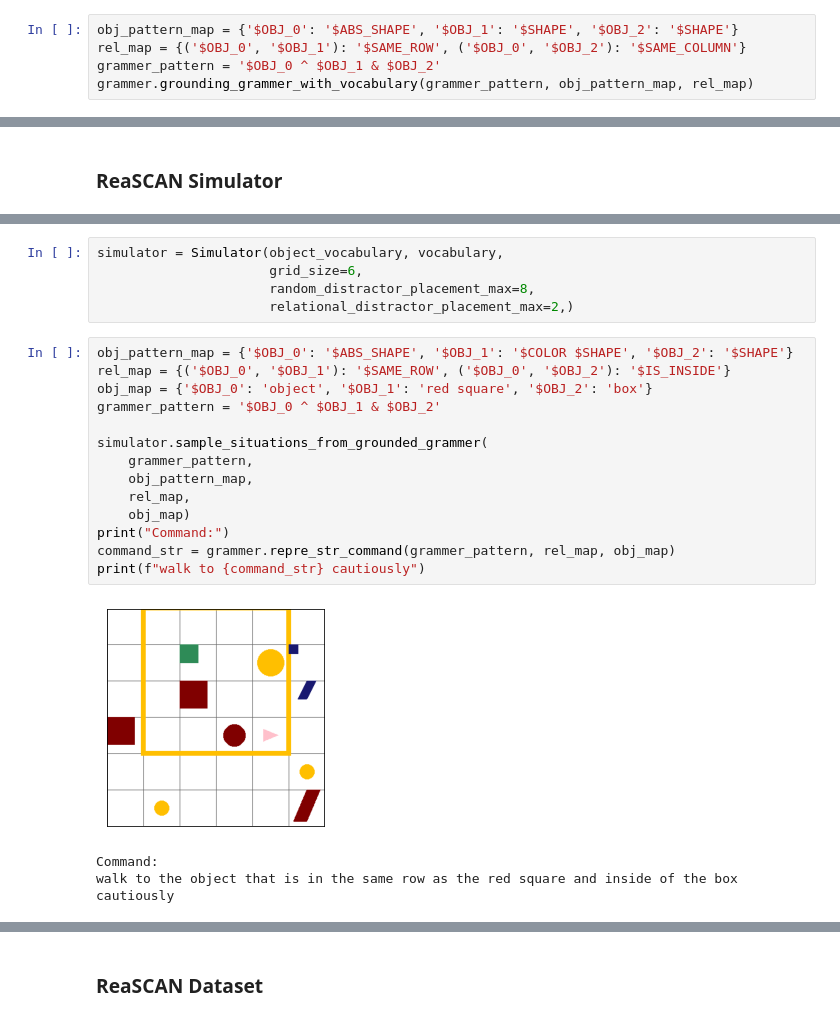
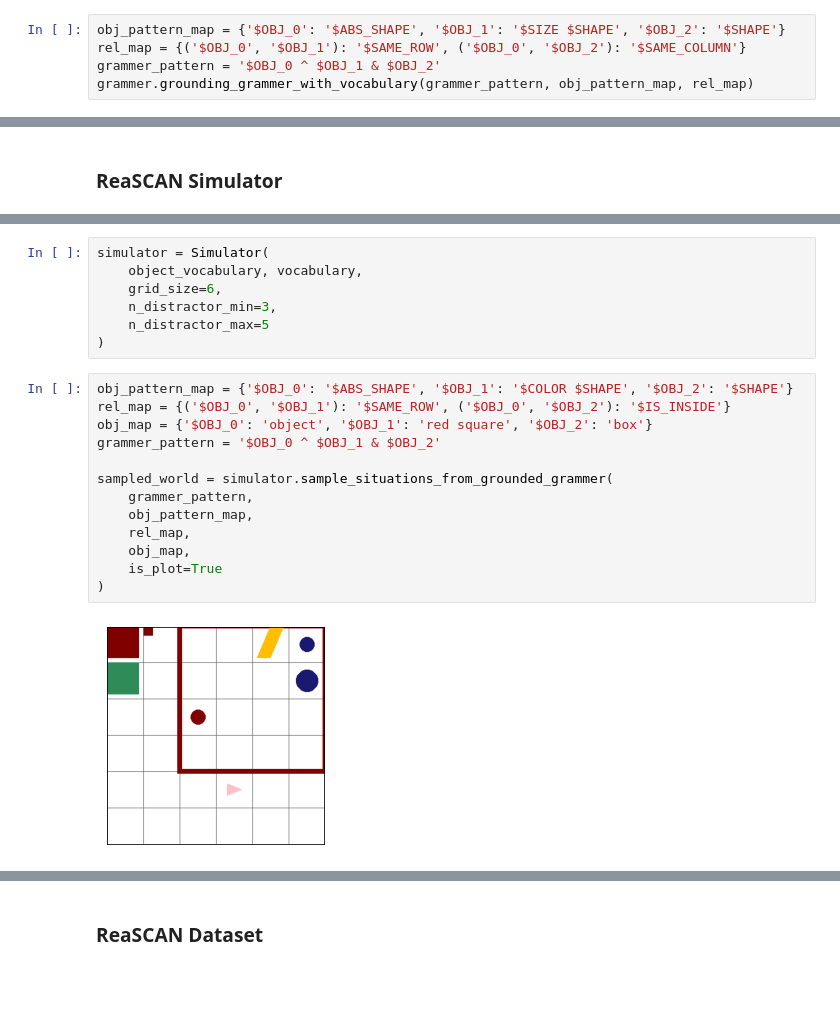
Before and after one commit to frankaging/Reason-SCAN, a Jupyter notebook: code/dataset/demo.ipynb, the cells around one changed output, grey strips where cells are left out. Saved outputs shown, nothing was run; the diff lists cells and outputs as text; blank space fills up the shorter version.

```diff
--- a/code/dataset/demo.ipynb
+++ b/code/dataset/demo.ipynb
@@ -151,7 +151,7 @@ grammer.sample_object_relation_grammer(
   OrderedDict([(('$OBJ_0', '$OBJ_1'), '$SAME_COLUMN'),
                (('$OBJ_0', '$OBJ_2'), '$SAME_ROW')]))]
 # %%
-obj_pattern_map = {'$OBJ_0': '$ABS_SHAPE', '$OBJ_1': '$SHAPE', '$OBJ_2': '$SHAPE'}
+obj_pattern_map = {'$OBJ_0': '$ABS_SHAPE', '$OBJ_1': '$SIZE $SHAPE', '$OBJ_2': '$SHAPE'}
 rel_map = {('$OBJ_0', '$OBJ_1'): '$SAME_ROW', ('$OBJ_0', '$OBJ_2'): '$SAME_COLUMN'}
 grammer_pattern = '$OBJ_0 ^ $OBJ_1 & $OBJ_2'
 grammer.grounding_grammer_with_vocabulary(grammer_pattern, obj_pattern_map, rel_map)
@@ -167,23 +680,22 @@ grammer.grounding_grammer_with_vocabulary(grammer_pattern, obj_pattern_map, rel_
 # %%
-simulator = Simulator(object_vocabulary, vocabulary,
-                      grid_size=6,
-                      random_distractor_placement_max=8,
-                      relational_distractor_placement_max=2,)
+simulator = Simulator(
+    object_vocabulary, vocabulary,
+    grid_size=6,
+    n_distractor_min=3,
+    n_distractor_max=5
+)
 # %%
 obj_pattern_map = {'$OBJ_0': '$ABS_SHAPE', '$OBJ_1': '$COLOR $SHAPE', '$OBJ_2': '$SHAPE'}
 rel_map = {('$OBJ_0', '$OBJ_1'): '$SAME_ROW', ('$OBJ_0', '$OBJ_2'): '$IS_INSIDE'}
 obj_map = {'$OBJ_0': 'object', '$OBJ_1': 'red square', '$OBJ_2': 'box'}
 grammer_pattern = '$OBJ_0 ^ $OBJ_1 & $OBJ_2'
 
-simulator.sample_situations_from_grounded_grammer(
+sampled_world = simulator.sample_situations_from_grounded_grammer(
     grammer_pattern,
     obj_pattern_map,
     rel_map,
-    obj_map)
-print("Command:")
-command_str = grammer.repre_str_command(grammer_pattern, rel_map, obj_map)
-print(f"walk to {command_str} cautiously")
+    obj_map,
+    is_plot=True
+)
 # %% [output]
-[figure, old version]
+[figure, new version]
-Command:
-walk to the object that is in the same row as the red square and inside of the box cautiously
```
Also changed, not shown: parts of 8 cells of this notebook, 1 other file.
